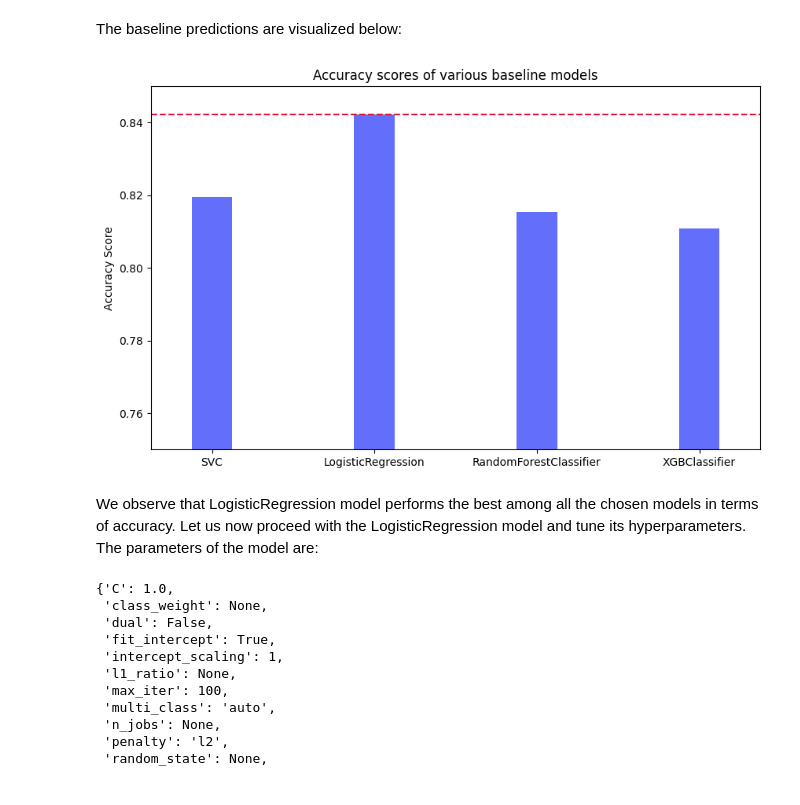
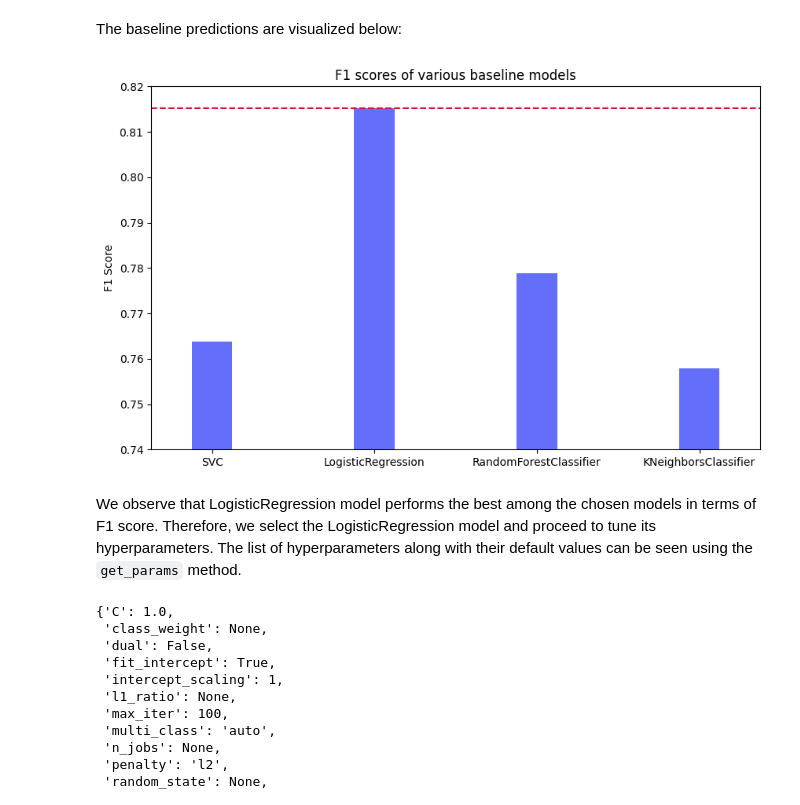
Before and after one commit to kul-arun/heart-disease-prediction, a Jupyter notebook: heart_disease_prediction.ipynb, the cells around one changed output. Cells and saved outputs as stored; diff of their text form; code cells hidden in the pictures.

```diff
--- a/heart_disease_prediction.ipynb
+++ b/heart_disease_prediction.ipynb
@@ -339,7 +327,7 @@ We shall now perform feature scaling on the train and test sets using `StandardS
 # %%
 scalar = StandardScaler()
 
-X_train = pd.DataFrame(scalar.fit_transform(X_train), columns=X.columns)
+X_train = pd.DataFrame(scalar.fit_transform(X_train), columns=X_train.columns)
 
-X_test = pd.DataFrame(scalar.transform(X_test), columns=X.columns)
+X_test = pd.DataFrame(scalar.transform(X_test), columns=X_test.columns)
 # %% [markdown]
@@ -358,7 +344,10 @@ Let us now create a dictionary of models to test their performance on the given
 # %%
-models_to_test_dict = {"SVC": SVC(random_state=0),
-                       "LogisticRegression": LogisticRegression(random_state=0),
-                       "RandomForestClassifier": RandomForestClassifier(random_state=0),
-                       "XGBClassifier": XGBClassifier(random_state=0)}
+# create a dictionary to store performance scores of different models.
+models_to_test_dict = {"SVC": SVC(random_state=random_state),
+                       "LogisticRegression": LogisticRegression(random_state=random_state),
+                       "RandomForestClassifier": RandomForestClassifier(random_state=random_state),
+                       "KNeighborsClassifier": KNeighborsClassifier()}
 
-accuracy = {}
+f1_scores = {}
+
+skf = StratifiedKFold(n_splits=5, shuffle=True, random_state=random_state)
@@ -365,3 +356,3 @@ accuracy = {}
 # %%
 for model_name, model in models_to_test_dict.items():
-    accuracy[model_name] = np.mean(cross_val_score(model, X_train, y_train, cv=5, scoring="accuracy"))
+    f1_scores[model_name] = np.mean(cross_val_score(model, X_train, y_train, cv=skf, scoring="f1"))
@@ -377,0 +359,4 @@ baseline_predictions
+# %%
+baseline_predictions = pd.DataFrame(f1_scores, index=["F1 score"]).T
+
+baseline_predictions
@@ -378,15 +369,15 @@ baseline_predictions
 # %% [markdown]
 The baseline predictions are visualized below:
 # %%
-baseline_predictions.plot(kind="bar", figsize=(10, 6), color="#636EFA", ylim=(0.75, 0.85),
-                          title="Accuracy scores of various baseline models",
-                          rot=0, ylabel="Accuracy Score", width=0.25, legend=False)
+baseline_predictions.plot(kind="bar", figsize=(10, 6), color="#636EFA", ylim=(0.74, 0.82),
+                          title="F1 scores of various baseline models",
+                          rot=0, ylabel="F1 Score", width=0.25, legend=False)
 
-plt.axhline(y=baseline_predictions["Accuracy"].max(), linestyle="--", color="crimson");
+plt.axhline(y=baseline_predictions["F1 score"].max(), linestyle="--", color="crimson");
 # %% [output]
-[figure, old version]
+[figure, new version]
 # %% [markdown]
-We observe that LogisticRegression model performs the best among all the chosen models in terms of accuracy. Let us now proceed with the LogisticRegression model and tune its hyperparameters. The parameters of the model are:
+We observe that LogisticRegression model performs the best among the chosen models in terms of F1 score. Therefore, we select the LogisticRegression model and proceed to tune its hyperparameters. The list of hyperparameters along with their default values can be seen using the `get_params` method.
 # %%
 LogisticRegression().get_params()
 # %% [output]
```
Also changed, not shown: parts of 65 cells of this notebook.
